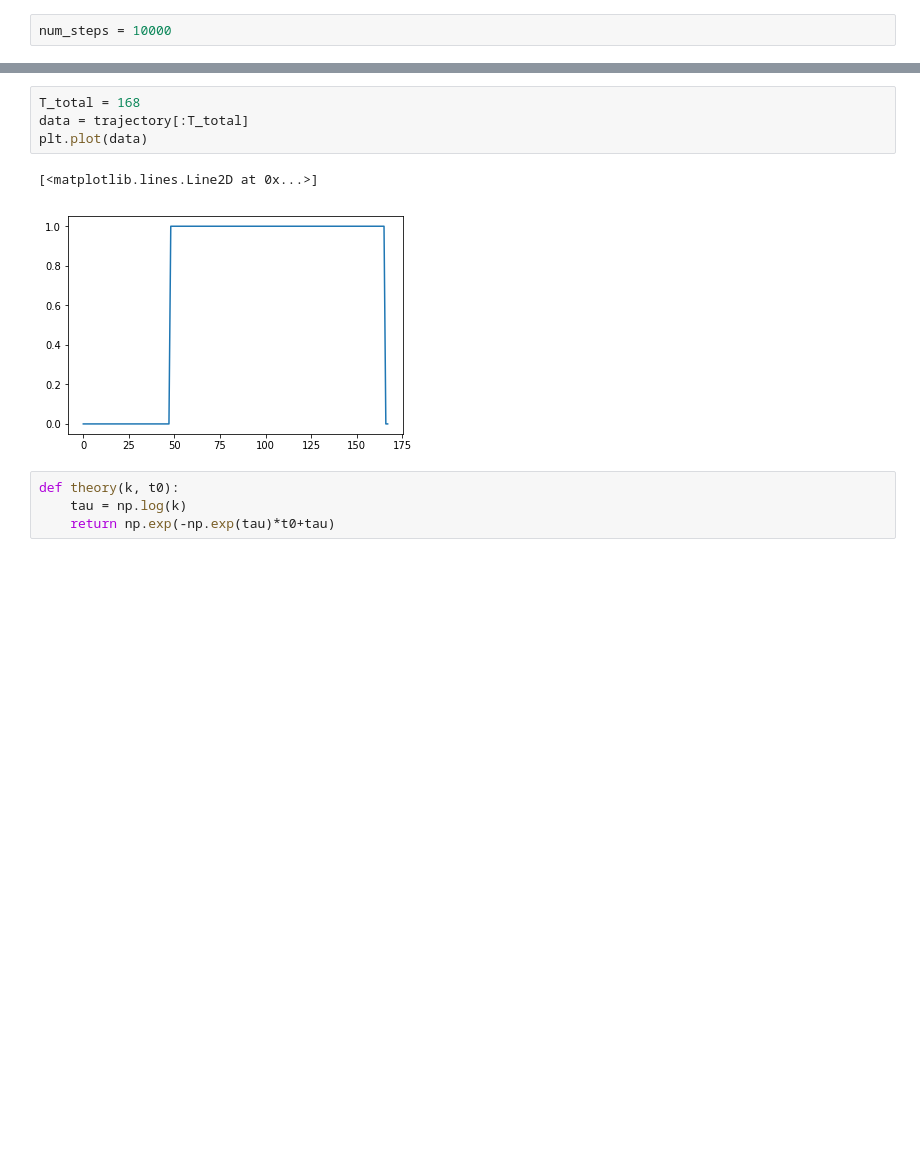
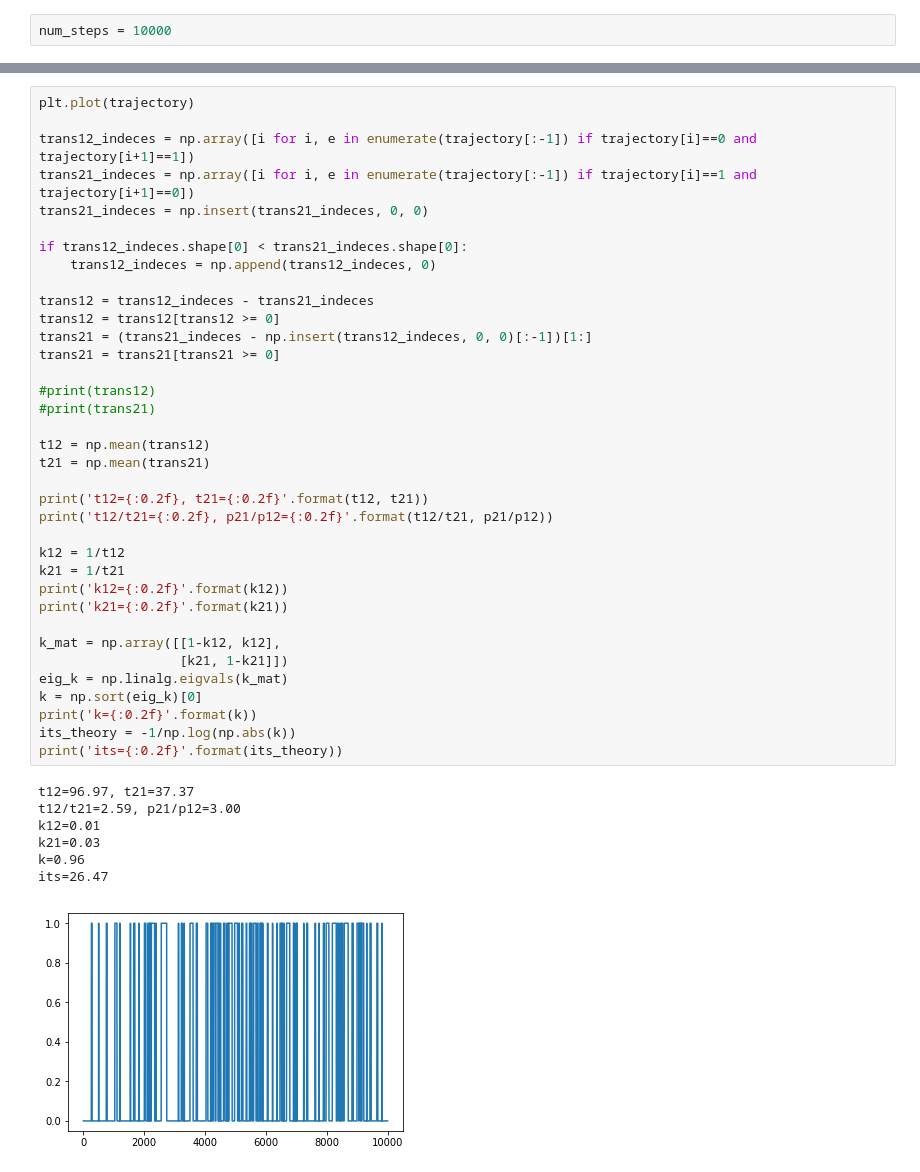
Before and after one commit to pelegs/msm, a Jupyter notebook: simulations/pyemma/single_transition/already_clustered/trajectory generated by transition matrix.ipynb, the cells around one changed output, grey strips where cells are left out. Cells and saved outputs as stored; diff of their text form; blank space fills up the shorter version.

```diff
--- a/simulations/pyemma/single_transition/already_clustered/trajectory generated by transition matrix.ipynb
+++ b/simulations/pyemma/single_transition/already_clustered/trajectory generated by transition matrix.ipynb
@@ -30,14 +30,47 @@ for i, s in tqdm_notebook(enumerate(trajectory[:-1])):
     trajectory[i+1] = np.random.choice(states, p=T_matrix[s])
 # %% [output]
 [interactive output not drawn]
-# %%
-T_total = 168
-data = trajectory[:T_total]
-plt.plot(data)
-# %% [output]
-[<matplotlib.lines.Line2D at 0x...>]
-[figure, removed]
-# %%
-def theory(k, t0):
-    tau = np.log(k)
-    return np.exp(-np.exp(tau)*t0+tau)
+# %%
+plt.plot(trajectory)
+
+trans12_indeces = np.array([i for i, e in enumerate(trajectory[:-1]) if trajectory[i]==0 and trajectory[i+1]==1])
+trans21_indeces = np.array([i for i, e in enumerate(trajectory[:-1]) if trajectory[i]==1 and trajectory[i+1]==0])
+trans21_indeces = np.insert(trans21_indeces, 0, 0)
+
+if trans12_indeces.shape[0] < trans21_indeces.shape[0]:
+    trans12_indeces = np.append(trans12_indeces, 0)
+
+trans12 = trans12_indeces - trans21_indeces
+trans12 = trans12[trans12 >= 0]
+trans21 = (trans21_indeces - np.insert(trans12_indeces, 0, 0)[:-1])[1:]
+trans21 = trans21[trans21 >= 0]
+
+#print(trans12)
+#print(trans21)
+
+t12 = np.mean(trans12)
+t21 = np.mean(trans21)
+
+print('t12={:0.2f}, t21={:0.2f}'.format(t12, t21))
+print('t12/t21={:0.2f}, p21/p12={:0.2f}'.format(t12/t21, p21/p12))
+
+k12 = 1/t12
+k21 = 1/t21
+print('k12={:0.2f}'.format(k12))
+print('k21={:0.2f}'.format(k21))
+
+k_mat = np.array([[1-k12, k12],
+                  [k21, 1-k21]])
+eig_k = np.linalg.eigvals(k_mat)
+k = np.sort(eig_k)[0]
+print('k={:0.2f}'.format(k))
+its_theory = -1/np.log(np.abs(k))
+print('its={:0.2f}'.format(its_theory))
+# %% [output]
+t12=96.97, t21=37.37
+t12/t21=2.59, p21/p12=3.00
+k12=0.01
+k21=0.03
+k=0.96
+its=26.47
+[figure, added]
```
Also changed, not shown: parts of 13 cells of this notebook, 17 other files.
